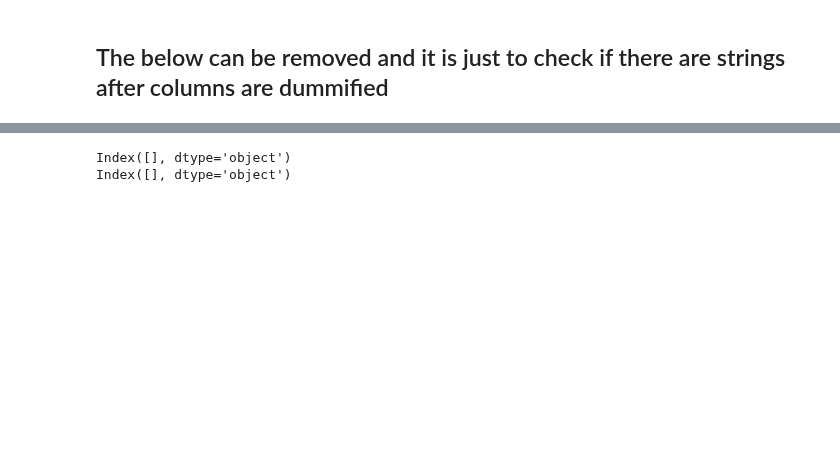
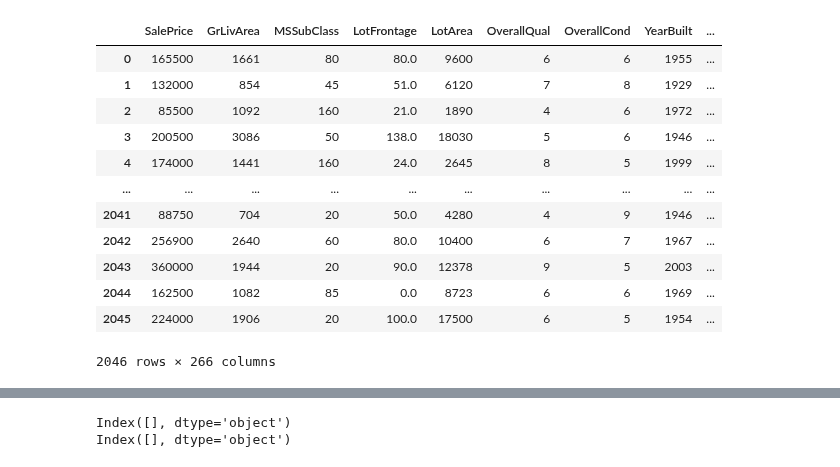
Before and after one commit to jasonphillip/Ames_Housing_ML_Project, a Jupyter notebook: models/UPDATED-gradient-boosting-models.ipynb, the cells around one changed output, grey strips where cells are left out. Saved outputs shown, nothing was run; the diff lists cells and outputs as text; code cells hidden in the pictures; blank space fills up the shorter version.

```diff
--- a/models/UPDATED-gradient-boosting-models.ipynb
+++ b/models/UPDATED-gradient-boosting-models.ipynb
@@ -167,5 +218,20 @@ train_dummies, test_dummies = train_dummies.align(test_dummies, join='left', axi
 test_dummies.fillna(0, inplace=True)
 # %% [output]
 [interactive output not drawn]
-# %% [markdown]
-## The below can be removed and it is just to check if there are strings after columns are dummified ##
+# %%
+# Did it work? yes!
+train_dummies
+# %% [output]
+|  | SalePrice | GrLivArea | MSSubClass | LotFrontage | LotArea | OverallQual | OverallCond | YearBuilt | ... |
+| 0 | 165500 | 1661 | 80 | 80.0 | 9600 | 6 | 6 | 1955 | ... |
+| 1 | 132000 | 854 | 45 | 51.0 | 6120 | 7 | 8 | 1929 | ... |
+| 2 | 85500 | 1092 | 160 | 21.0 | 1890 | 4 | 6 | 1972 | ... |
+| 3 | 200500 | 3086 | 50 | 138.0 | 18030 | 5 | 6 | 1946 | ... |
+| 4 | 174000 | 1441 | 160 | 24.0 | 2645 | 8 | 5 | 1999 | ... |
+| ... | ... | ... | ... | ... | ... | ... | ... | ... | ... |
+| 2041 | 88750 | 704 | 20 | 50.0 | 4280 | 4 | 9 | 1946 | ... |
+| 2042 | 256900 | 2640 | 60 | 80.0 | 10400 | 6 | 7 | 1967 | ... |
+| 2043 | 360000 | 1944 | 20 | 90.0 | 12378 | 9 | 5 | 2003 | ... |
+| 2044 | 162500 | 1082 | 85 | 0.0 | 8723 | 6 | 6 | 1969 | ... |
+| 2045 | 224000 | 1906 | 20 | 100.0 | 17500 | 6 | 5 | 1954 | ... |
+2046 rows × 266 columns
```
Also changed, not shown: parts of 24 cells of this notebook.
